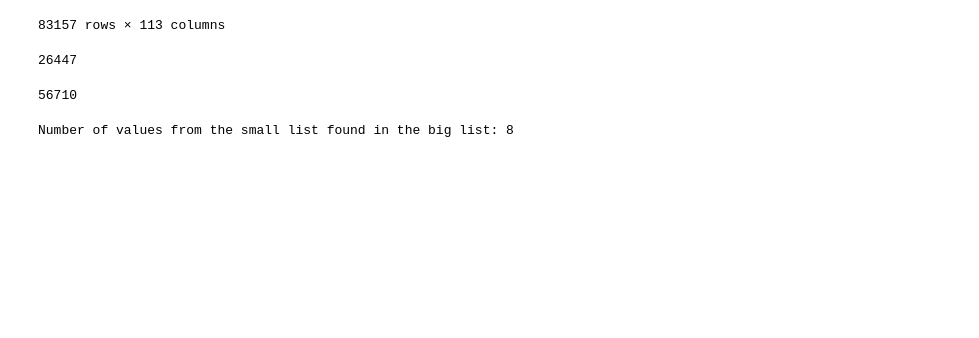
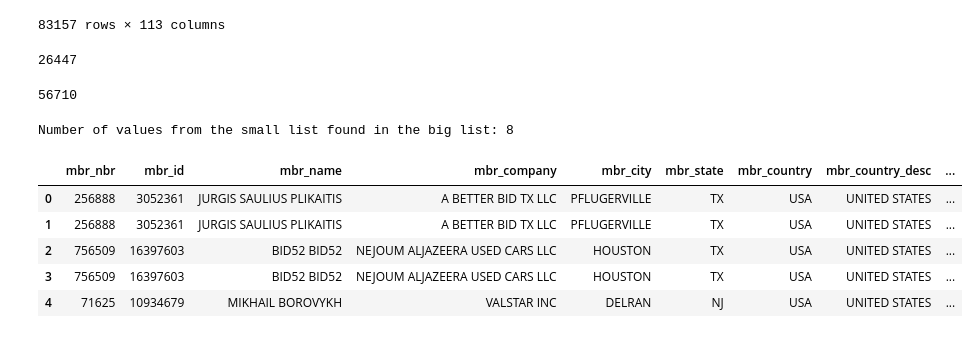
Before and after one commit to srijan-deo/Churn-Premier-Members, a Jupyter notebook: Churn_Analysis.ipynb, the cells around one changed output. Drawn from its saved outputs; the diff is of its cells as text; code cells hidden in the pictures; blank space fills up the shorter version.

```diff
--- a/Churn_Analysis.ipynb
+++ b/Churn_Analysis.ipynb
@@ -876,0 +879,40 @@ Number of values from the small list found in the big list: 8
+# %%
+import pandas as pd
+import numpy as np
+import warnings
+
+pd.options.display.max_columns = None
+warnings.filterwarnings("ignore")
+
+from google.cloud import bigquery
+from google.cloud import bigquery_storage
+creds = "/Users/srdeo/OneDrive - Copart, Inc/secrets/cprtpr-datastewards-sp1-614d7e297848 (1).json"
+client = bigquery.Client.from_service_account_json(json_credentials_path=creds)
+bqstorageclient = bigquery_storage.BigQueryReadClient(credentials=creds)
+from IPython.core.interactiveshell import InteractiveShell
+InteractiveShell.ast_node_interactivity = "all"
+# %%
+query5 = """
+select *
+from `cprtpr-dataplatform-sp1`.usviews.v_us_member_fact a
+join `cprtpr-dataplatform-sp1`.usviews.v_us_member_events_fact b
+on a.mbr_nbr = b.mbr_nbr
+where event_value = '2025-06-03'
+"""
+
+data4 = client.query(query4).to_dataframe()
+# %%
+# Ensure event_value is in datetime format
+data4['event_value'] = pd.to_datetime(data4['event_value'], errors='coerce')
+
+# Create a new column with just the date (no time)
+data4['event_value_date'] = data4['event_value'].dt.date
+# %%
+data4.head()
+# %% [output]
+|  | mbr_nbr | mbr_id | mbr_name | mbr_company | mbr_city | mbr_state | mbr_country | mbr_country_desc | ... |
+| 0 | 256888 | 3052361 | JURGIS SAULIUS PLIKAITIS | A BETTER BID TX LLC | PFLUGERVILLE | TX | USA | UNITED STATES | ... |
+| 1 | 256888 | 3052361 | JURGIS SAULIUS PLIKAITIS | A BETTER BID TX LLC | PFLUGERVILLE | TX | USA | UNITED STATES | ... |
+| 2 | 756509 | 16397603 | BID52 BID52 | NEJOUM ALJAZEERA USED CARS LLC | HOUSTON | TX | USA | UNITED STATES | ... |
+| 3 | 756509 | 16397603 | BID52 BID52 | NEJOUM ALJAZEERA USED CARS LLC | HOUSTON | TX | USA | UNITED STATES | ... |
+| 4 | 71625 | 10934679 | MIKHAIL BOROVYKH | VALSTAR INC | DELRAN | NJ | USA | UNITED STATES | ... |
```
Also changed, not shown: parts of 2 cells of this notebook, 1 other file.
